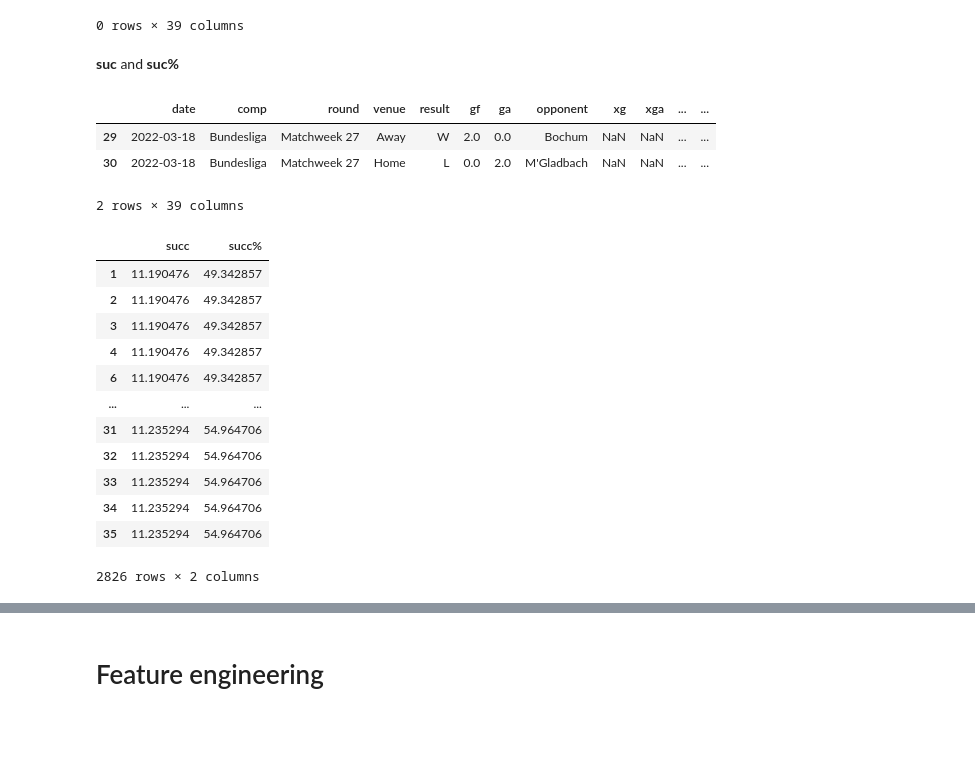
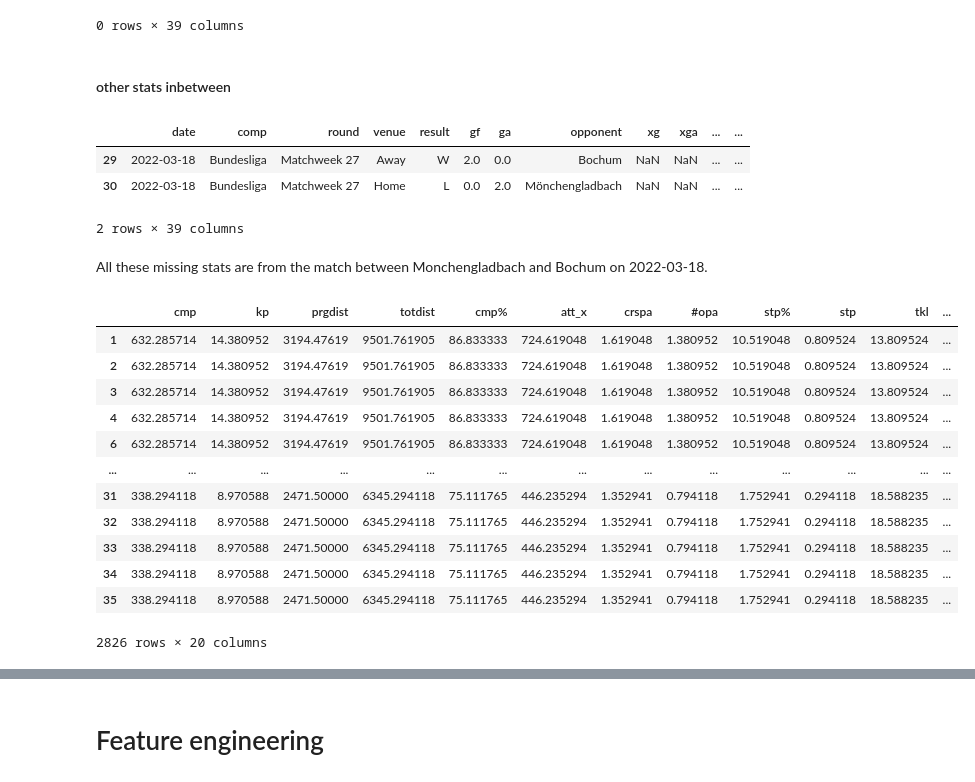
Before and after one commit to BinhHong/Prediction-football-outcome-in-Bundesliga, a Jupyter notebook: Data preparation.ipynb, the cells around one changed output, grey strips where cells are left out. Drawn from its saved outputs; the diff is of its cells as text; code cells hidden in the pictures; blank space fills up the shorter version.

```diff
--- a/Data preparation.ipynb
+++ b/Data preparation.ipynb
@@ -150,0 +255,11 @@ matches_dropped.loc[matches_dropped.duplicated(keep='first'),:]
+# %%
+# rename
+matches_dropped.loc[matches_dropped.loc[:,'team']=='Monchengladbach', 'team'] = 'Mönchengladbach'
+matches_dropped.loc[matches_dropped.loc[:,'team']=='Koln', 'team'] = 'Köln'
+matches_dropped.loc[matches_dropped.loc[:,'team']=='Greuther Furth', 'team'] = 'Greuther Fürth'
+matches_dropped.loc[matches_dropped.loc[:,'team']=='Dusseldorf', 'team'] = 'Düsseldorf'
+
+matches_dropped.loc[matches_dropped.loc[:,'opponent']=='Leverkusen', 'opponent'] = 'Bayer Leverkusen'
+matches_dropped.loc[matches_dropped.loc[:,'opponent']=='Eint Frankfurt', 'opponent'] = 'Eintracht Frankfurt'
+matches_dropped.loc[matches_dropped.loc[:,'opponent']=="M'Gladbach", 'opponent'] = 'Mönchengladbach'
+matches_dropped.loc[matches_dropped.loc[:,'opponent']=='Eint Frankfurt', 'opponent'] = 'Eintracht Frankfurt'
@@ -221,29 +359,35 @@ matches_dropped.loc[matches_dropped.loc[:,'sot%'].isnull(),:]
 |  | date | comp | round | venue | result | gf | ga | opponent | xg | xga | ... | ... |
 0 rows × 39 columns
 # %% [markdown]
-**suc** and **suc%**
+#### other stats inbetween
 # %%
 # find rows
 matches_dropped.loc[matches_dropped.loc[:,'succ'].isnull(),:]
 # %% [output]
 |  | date | comp | round | venue | result | gf | ga | opponent | xg | xga | ... | ... |
 | 29 | 2022-03-18 | Bundesliga | Matchweek 27 | Away | W | 2.0 | 0.0 | Bochum | NaN | NaN | ... | ... |
-| 30 | 2022-03-18 | Bundesliga | Matchweek 27 | Home | L | 0.0 | 2.0 | M'Gladbach | NaN | NaN | ... | ... |
+| 30 | 2022-03-18 | Bundesliga | Matchweek 27 | Home | L | 0.0 | 2.0 | Mönchengladbach | NaN | NaN | ... | ... |
 2 rows × 39 columns
+# %% [markdown]
+All these missing stats are from the match between Monchengladbach and Bochum on 2022-03-18.
 # %%
-matches_dropped.groupby(['season', 'team'])[['succ', 'succ%']].transform('mean')
+# mean of all missing stats of each team per season
+mean_missing_stats = matches_dropped.groupby(['season', 'team'])[['cmp', 'kp', 'prgdist', 'totdist', 'cmp%', 'att_x', 'crspa', '#opa',
+                                                         'stp%', 'stp', 'tkl', 'ppa', 'blocks', 'xga', 'xg',
+                                                         'clr', 'touches', 'att_y', 'succ', 'succ%']].transform('mean')
+mean_missing_stats.head()
 # %% [output]
-|  | succ | succ% |
-| 1 | 11.190476 | 49.342857 |
-| 2 | 11.190476 | 49.342857 |
-| 3 | 11.190476 | 49.342857 |
-| 4 | 11.190476 | 49.342857 |
-| 6 | 11.190476 | 49.342857 |
-| ... | ... | ... |
-| 31 | 11.235294 | 54.964706 |
-| 32 | 11.235294 | 54.964706 |
-| 33 | 11.235294 | 54.964706 |
-| 34 | 11.235294 | 54.964706 |
-| 35 | 11.235294 | 54.964706 |
+|  | cmp | kp | prgdist | totdist | cmp% | att_x | crspa | #opa | stp% | stp | tkl | ... |
+| 1 | 632.285714 | 14.380952 | 3194.47619 | 9501.761905 | 86.833333 | 724.619048 | 1.619048 | 1.380952 | 10.519048 | 0.809524 | 13.809524 | ... |
+| 2 | 632.285714 | 14.380952 | 3194.47619 | 9501.761905 | 86.833333 | 724.619048 | 1.619048 | 1.380952 | 10.519048 | 0.809524 | 13.809524 | ... |
+| 3 | 632.285714 | 14.380952 | 3194.47619 | 9501.761905 | 86.833333 | 724.619048 | 1.619048 | 1.380952 | 10.519048 | 0.809524 | 13.809524 | ... |
+| 4 | 632.285714 | 14.380952 | 3194.47619 | 9501.761905 | 86.833333 | 724.619048 | 1.619048 | 1.380952 | 10.519048 | 0.809524 | 13.809524 | ... |
+| 6 | 632.285714 | 14.380952 | 3194.47619 | 9501.761905 | 86.833333 | 724.619048 | 1.619048 | 1.380952 | 10.519048 | 0.809524 | 13.809524 | ... |
+| ... | ... | ... | ... | ... | ... | ... | ... | ... | ... | ... | ... | ... |
+| 31 | 338.294118 | 8.970588 | 2471.50000 | 6345.294118 | 75.111765 | 446.235294 | 1.352941 | 0.794118 | 1.752941 | 0.294118 | 18.588235 | ... |
+| 32 | 338.294118 | 8.970588 | 2471.50000 | 6345.294118 | 75.111765 | 446.235294 | 1.352941 | 0.794118 | 1.752941 | 0.294118 | 18.588235 | ... |
+| 33 | 338.294118 | 8.970588 | 2471.50000 | 6345.294118 | 75.111765 | 446.235294 | 1.352941 | 0.794118 | 1.752941 | 0.294118 | 18.588235 | ... |
+| 34 | 338.294118 | 8.970588 | 2471.50000 | 6345.294118 | 75.111765 | 446.235294 | 1.352941 | 0.794118 | 1.752941 | 0.294118 | 18.588235 | ... |
+| 35 | 338.294118 | 8.970588 | 2471.50000 | 6345.294118 | 75.111765 | 446.235294 | 1.352941 | 0.794118 | 1.752941 | 0.294118 | 18.588235 | ... |
-2826 rows × 2 columns
+2826 rows × 20 columns
 # %%
```
Also changed, not shown: parts of 71 cells of this notebook.
